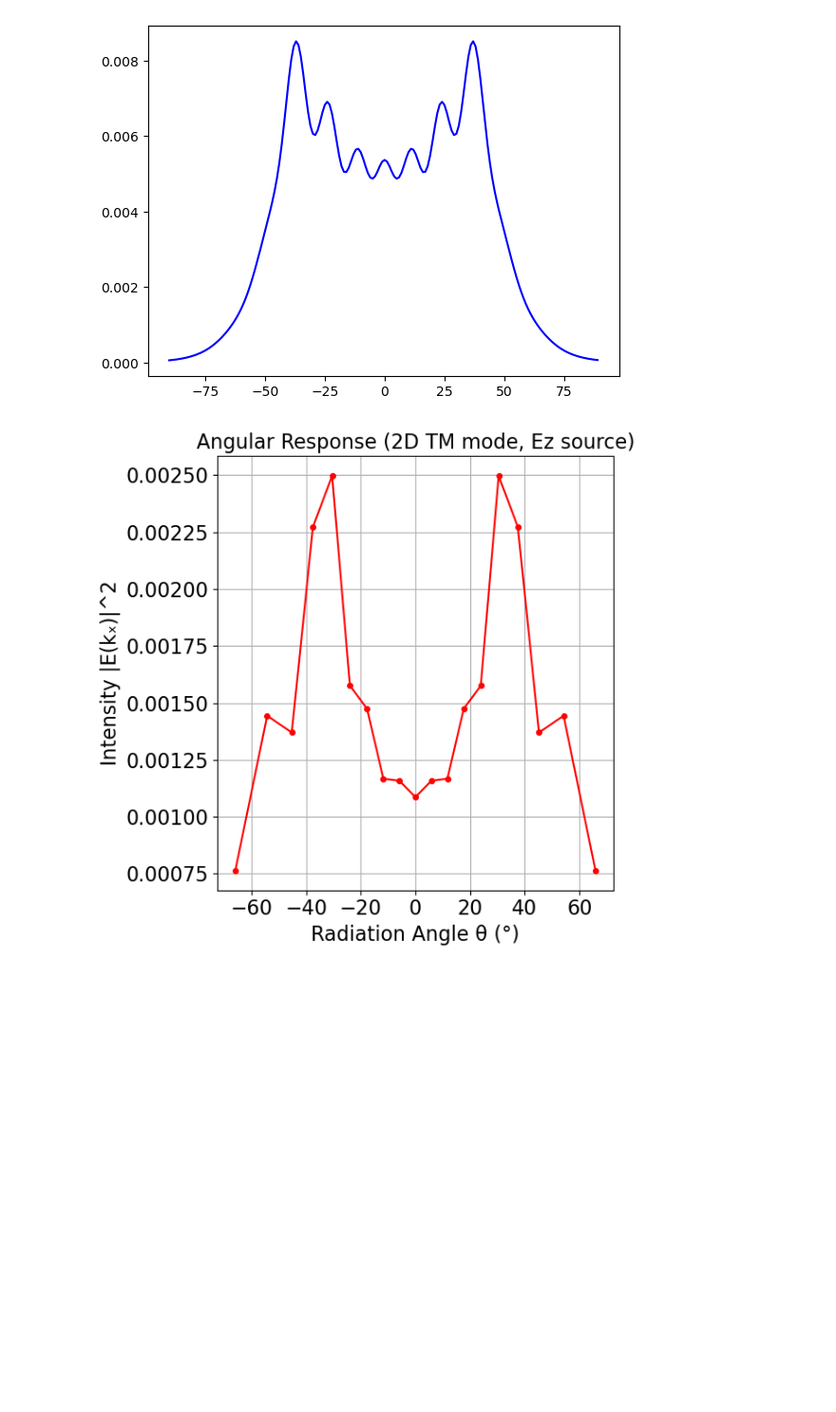
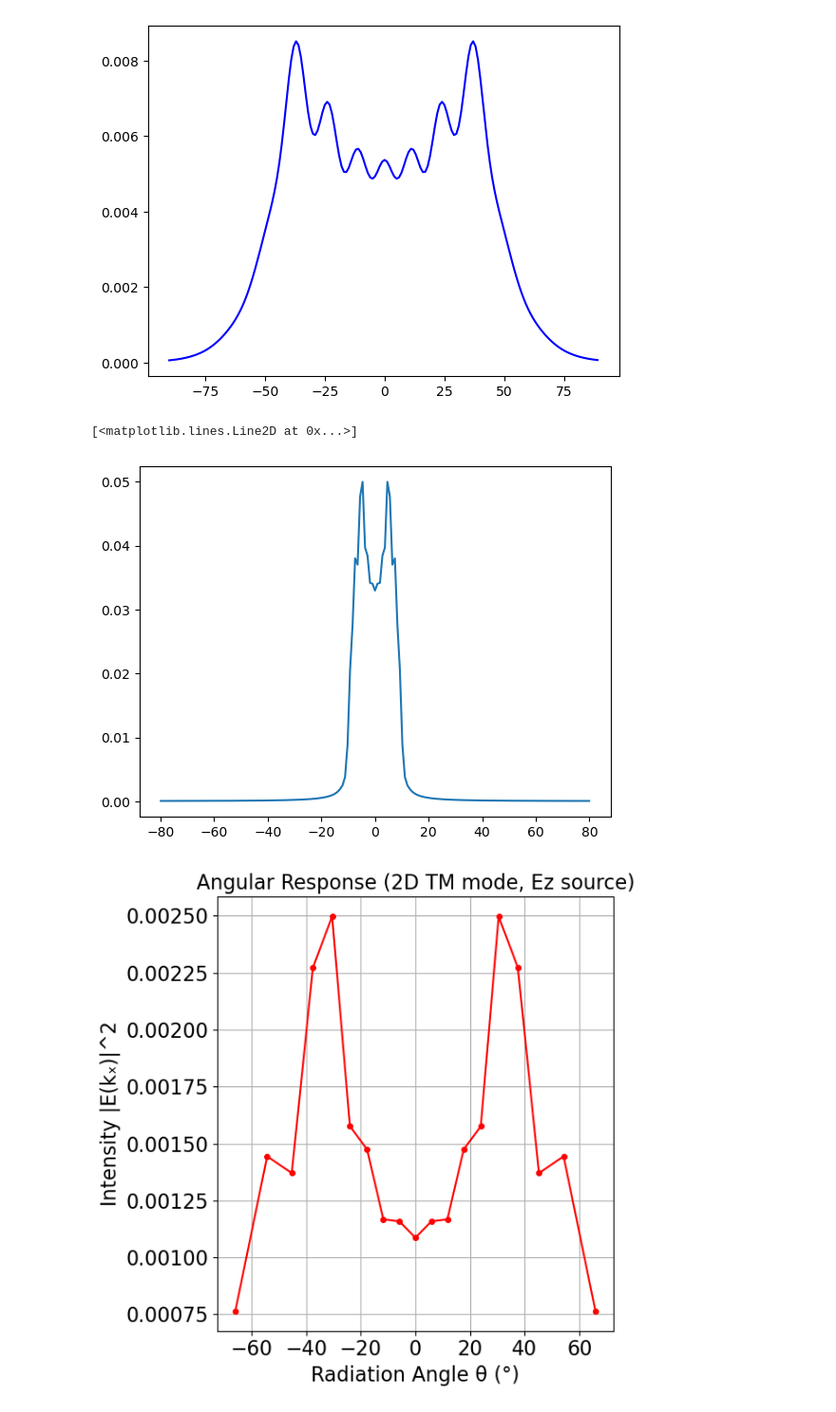
Before and after one commit to M2nion/EIDL, a Jupyter notebook: Tool/Meep/LGD/LGD setup/Mode decomposition/LGD mode decomposition/OLED_decomp_v1.ipynb, the cells around one changed output. Shown at 95% size. Drawn from its saved outputs; the diff is of its cells as text; code cells hidden in the pictures; blank space fills up the shorter version.

```diff
--- a/Tool/Meep/LGD/LGD setup/Mode decomposition/OLED_decomposition.ipynb
+++ b/Tool/Meep/LGD/LGD setup/Mode decomposition/LGD mode decomposition/OLED_decomp_v1.ipynb
@@ -254,3 +269,21 @@ plt.plot(angles_deg-90, Pr,'b-', )
+# %%
+m0_fft = npa.fft.fftshift(npa.fft.fft(dft_fields_Ez)) /len(dft_fields_Ez)
+k_x = npa.fft.fftshift(npa.fft.fftfreq(len(m0_fft), 1/resolution))
+
+k0 = 2 * np.pi * fcen       # (rad per unit length)
+
+theta = np.arcsin(k_x / k0)      # radians
+degree = np.degrees(theta)
+
+num_index = npa.argmin(np.abs(k_x))
+
+power0=npa.abs(m0_fft)
+
+plt.plot(degree, power0, )
+# plt.xlim(-10,10)
+# %% [output]
+[<matplotlib.lines.Line2D at 0x...>]
+[figure, added]
 # %%
 N = len(dft_fields_Ez)
 dx = 1.0 / resolution       # (unit length 당 샘플링 간격)
```
Also changed, not shown: parts of 7 cells of this notebook, 2 other files.
